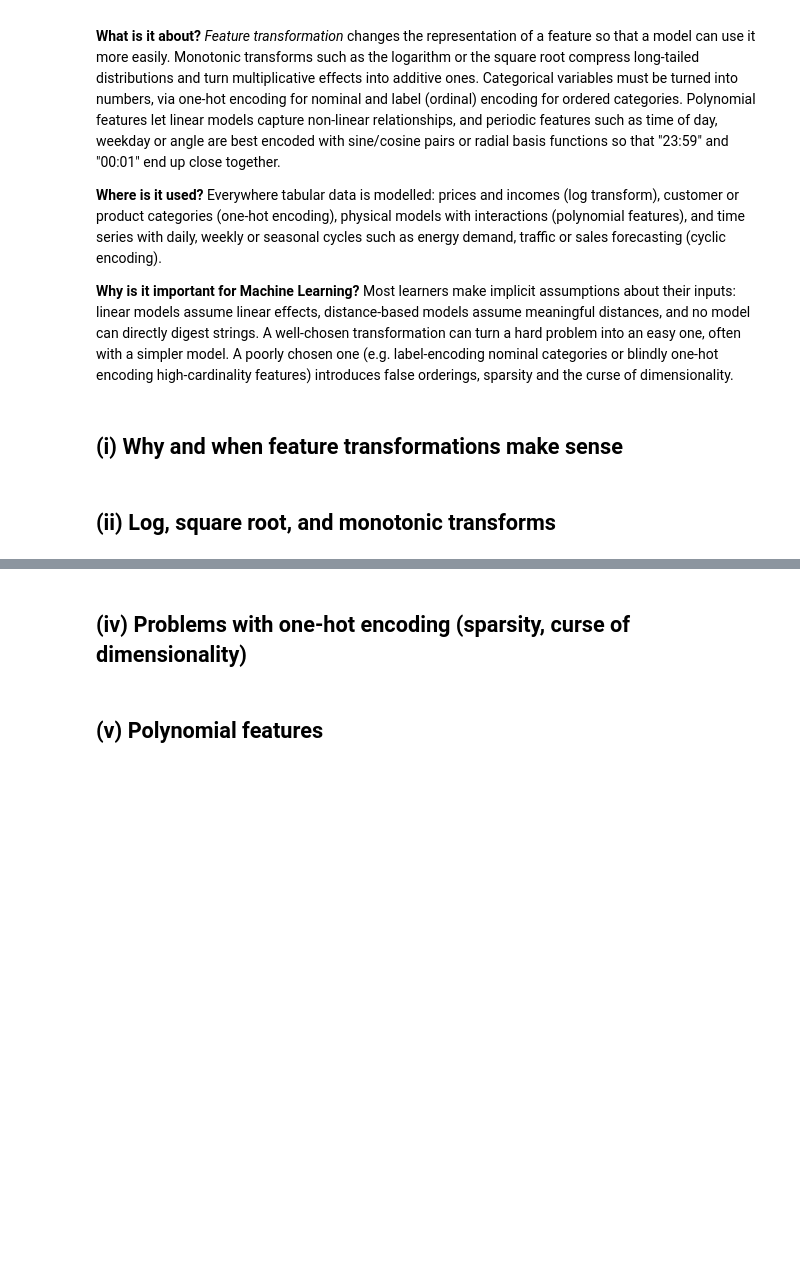
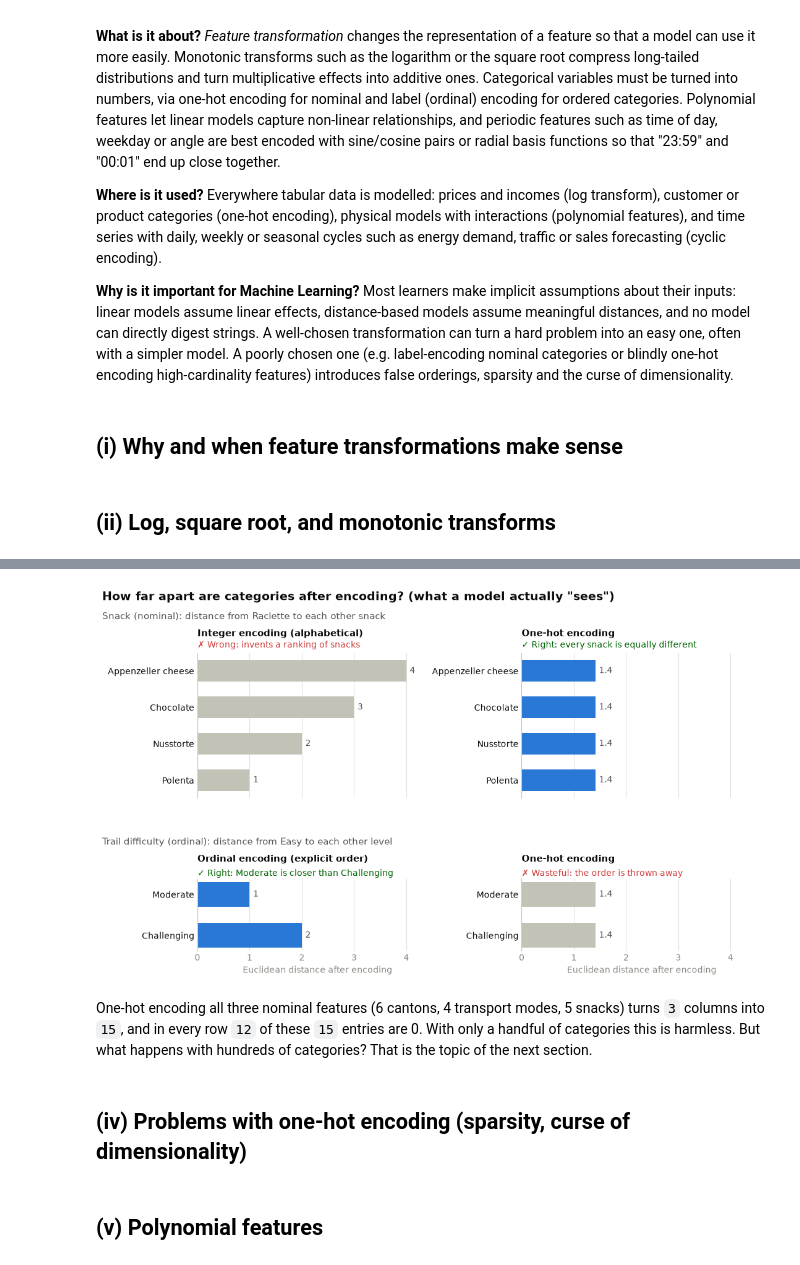
Before and after one commit to noraberinger/FeatureEngineering_HS2026, a Jupyter notebook: 02_Feature_Transformation.ipynb, the cells around one changed output, grey strips where cells are left out. Saved outputs shown, nothing was run; the diff lists cells and outputs as text; code cells hidden in the pictures; blank space fills up the shorter version.

```diff
--- a/02_Feature_Transformation.ipynb
+++ b/02_Feature_Transformation.ipynb
@@ -42,0 +60,13 @@ Most learners make implicit assumptions about their inputs: linear models assume
+# %%
+import pandas as pd
+
+swiss_trips = pd.read_csv("data/swiss_hiking_snacks.csv")
+
+nominal_features = ["canton", "transport", "snack"]
+ordinal_orders = {
+    "trail_difficulty": ["Easy", "Moderate", "Challenging"],
+    "hunger": ["Not hungry", "Peckish", "Hungry", "Very hungry"],
+    "satisfaction": ["Unhappy", "Neutral", "Happy", "Delighted"],
+}
+
+swiss_trips.head(3)
@@ -43,3 +162,68 @@ Most learners make implicit assumptions about their inputs: linear models assume
+# %%
+from sklearn.metrics import pairwise_distances
+
+
+def distances_from(reference, categories, encoder):
+    """Euclidean distance from `reference` to every other category after encoding."""
+    encoded = encoder.fit_transform(pd.DataFrame({"x": categories}))
+    dist = pd.Series(pairwise_distances(encoded)[categories.index(reference)], index=categories)
+    return dist.drop(reference)
+
+
+snacks = sorted(swiss_trips["snack"].unique())
+difficulties = ordinal_orders["trail_difficulty"]
+
+rows = [
+    ("Snack (nominal): distance from Raclette to each other snack", [
+        ("Integer encoding (alphabetical)", False, "Wrong: invents a ranking of snacks",
+         distances_from("Raclette", snacks, OrdinalEncoder())),
+        ("One-hot encoding", True, "Right: every snack is equally different",
+         distances_from("Raclette", snacks, OneHotEncoder(sparse_output=False))),
+    ]),
+    ("Trail difficulty (ordinal): distance from Easy to each other level", [
+        ("Ordinal encoding (explicit order)", True, "Right: Moderate is closer than Challenging",
+         distances_from("Easy", difficulties, OrdinalEncoder(categories=[difficulties]))),
+        ("One-hot encoding", False, "Wasteful: the order is thrown away",
+         distances_from("Easy", difficulties, OneHotEncoder(sparse_output=False, categories=[difficulties]))),
+    ]),
+]
+
+# colors: blue bars = good encoding, gray bars = bad encoding; verdict text in status color + icon
+INK, INK_2, MUTED, GRID = "#0b0b0b", "#52514e", "#898781", "#e1e0d9"
+BAR_GOOD, BAR_BAD = "#2a78d6", "#c3c2b7"
+TEXT_GOOD, TEXT_BAD = "#006300", "#d03b3b"
+
+xmax = max(dist.max() for _, panels in rows for *_, dist in panels) * 1.15
+fig, axes = plt.subplots(2, 2, figsize=(11, 6.5), sharex=True, gridspec_kw={"height_ratios": [4, 2]})
+fig.subplots_adjust(left=0.15, right=0.98, top=0.83, bottom=0.09, wspace=0.35, hspace=0.75)
+fig.suptitle('How far apart are categories after encoding? (what a model actually "sees")',
+             fontsize=14, fontweight="bold", x=0.01, y=0.985, ha="left", color=INK)
+
+for row_axes, (row_title, panels) in zip(axes, rows):
+    fig.text(0.01, row_axes[0].get_position().y1 + 0.085, row_title, fontsize=11, color=INK_2)
+    for ax, (encoding, is_good, verdict, dist) in zip(row_axes, panels):
+        ax.barh(dist.index, dist.values, height=0.6, color=BAR_GOOD if is_good else BAR_BAD)
+        ax.bar_label(ax.containers[0], fmt="%.2g", padding=4, color=INK_2)
+        ax.invert_yaxis()
+        ax.set_xlim(0, xmax)
+        ax.set_title(encoding, fontsize=11, fontweight="bold", loc="left", color=INK, pad=20)
+        ax.text(0, 1.04, f"{'✓' if is_good else '✗'} {verdict}", transform=ax.transAxes,
+                fontsize=10, color=TEXT_GOOD if is_good else TEXT_BAD)
+        ax.tick_params(axis="both", length=0, labelsize=10)
+        ax.tick_params(axis="x", labelcolor=MUTED)
+        ax.tick_params(axis="y", labelcolor=INK)
+        ax.spines[["top", "right", "bottom"]].set_visible(False)
+        ax.spines["left"].set_color("#c3c2b7")
+        ax.grid(axis="x", color=GRID, linewidth=0.8)
+        ax.set_axisbelow(True)
+for ax in axes[1]:
+    ax.set_xlabel("Euclidean distance after encoding", color=MUTED, fontsize=10)
+
+plt.show()
+# %% [output]
+[figure, added]
+# %% [markdown]
+One-hot encoding all three nominal features (6 cantons, 4 transport modes, 5 snacks) turns `3` columns into `15`, and in every row `12` of these `15` entries are 0. With only a handful of categories this is harmless. But what happens with hundreds of categories? That is the topic of the next section.
 # %% [markdown]
 ## (iv) Problems with one-hot encoding (sparsity, curse of dimensionality)
 # %% [markdown]
```
Also changed, not shown: parts of 11 cells of this notebook, 3 other files.
